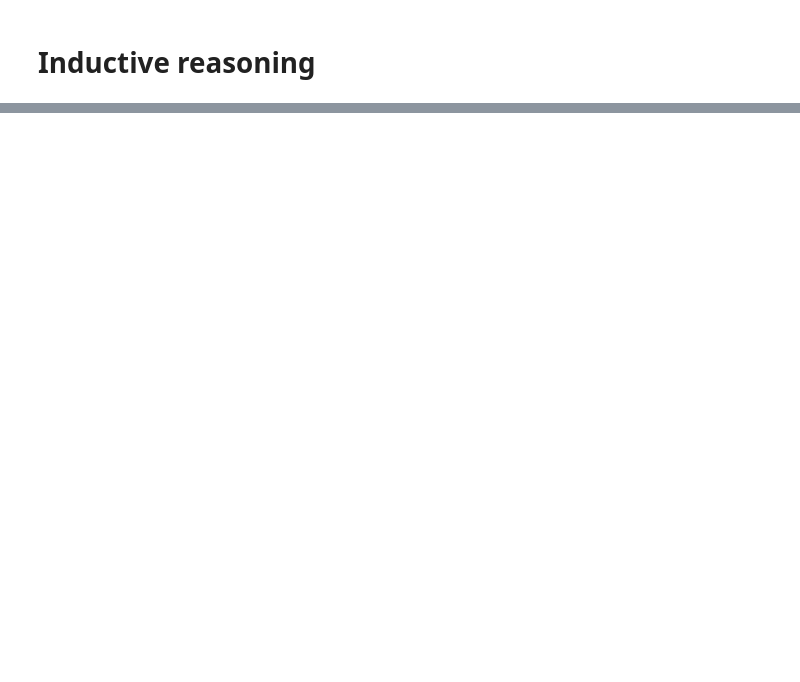
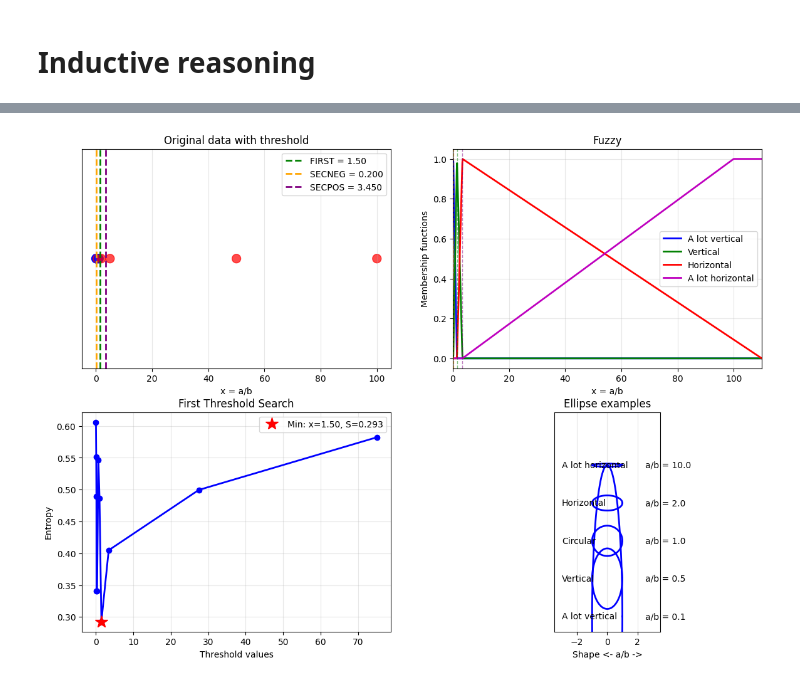
Before and after one commit to LandieTW/fuzzy_logic_applications_in_engineering, a Jupyter notebook: 06_methods_for_develop_membership_functions.ipynb, the cells around one changed output, grey strips where cells are left out. Saved outputs shown, nothing was run; the diff lists cells and outputs as text; code cells hidden in the pictures; blank space fills up the shorter version.

```diff
--- a/06_methods_for_develop_membership_functions.ipynb
+++ b/06_methods_for_develop_membership_functions.ipynb
@@ -364,0 +624,20 @@ Given a set of a/b avlues that have been classified into two classes, divide the
+# %%
+# Defining membership results
+
+first = best_1st_result['x_threshold']
+sec_neg = best_neg['x_threshold']
+sec_pos = best_pos['x_threshold']
+
+range_1 = (min(x_values), sec_neg)    # a lot vertical
+range_2 = (sec_neg, first)            # vertical
+range_3 = (first, sec_pos)            # horizontal
+range_4 = (sec_pos, max(x_values))    # a lot horizontal
+
+pprint(
+    {
+        'a lot vertical': range_1,
+        'vertical': range_2,
+        'horizontal': range_3,
+        'a lot horizontal': range_4
+    }
+)
@@ -364,0 +693,75 @@ Given a set of a/b avlues that have been classified into two classes, divide the
+# %%
+fig, axes = plt.subplots(2, 2, figsize=(14, 10))
+
+# Original Data
+
+ax1 = axes[0, 0]
+colors = ['blue' if c == 1 else 'red' for c in classes]
+ax1.scatter(x_values, np.zeros_like(x_values), c=colors, s=100, alpha=.7)
+ax1.axvline(x=first, color='green', linestyle='--', linewidth=2, label=f'FIRST = {first:.2f}')
+ax1.axvline(x=sec_neg, color='orange', linestyle='--', linewidth=2, label=f'SECNEG = {sec_neg:.3f}')
+ax1.axvline(x=sec_pos, color='purple', linestyle='--', linewidth=2, label=f'SECPOS = {sec_pos:.3f}')
+ax1.set_xlabel('x = a/b')
+ax1.set_title('Original data with threshold')
+ax1.legend()
+ax1.grid(True, alpha=.3)
+ax1.set_ylim(-.1, .1)
+ax1.set_yticks([])
+
+# Membership functions
+
+ax2 = axes[0, 1]
+ax2.plot(x_plot, mf1, 'b-', linewidth=2, label='A lot vertical')
+ax2.plot(x_plot, mf2, 'g-', linewidth=2, label='Vertical')
+ax2.plot(x_plot, mf3, 'r-', linewidth=2, label='Horizontal')
+ax2.plot(x_plot, mf4, 'm-', linewidth=2, label='A lot horizontal')
+ax2.axvline(x=first, color='green', linestyle='--', linewidth=1, alpha=.5)
+ax2.axvline(x=sec_neg, color='orange', linestyle='--', linewidth=1, alpha=.5)
+ax2.axvline(x=sec_pos, color='purple', linestyle='--', linewidth=1, alpha=.5)
+ax2.set_xlabel('x = a/b')
+ax2.set_ylabel('Membership functions')
+ax2.set_title('Fuzzy')
+ax2.legend()
+ax2.grid(True, alpha=.3)
+ax2.set_xlim(min(x_plot), max(x_plot))
+
+# Entropy evolution
+
+ax3 = axes[1, 0]
+x_test_values = [r['x_threshold'] for r in results_1st]
+entropy_values = [r['S'] for r in results_1st]
+ax3.plot(x_test_values, entropy_values, 'bo-', linewidth=2, markersize=6)
+ax3.plot(best_1st_result['x_threshold'], best_1st_result['S'], 'r*', markersize=15, label=f"Min: x={best_1st_result['x_threshold']:.2f}, S={best_1st_result['S']:.3f}")
+ax3.set_xlabel('Threshold values')
+ax3.set_ylabel('Entropy')
+ax3.set_title('First Threshold Search')
+ax3.legend()
+ax3.grid(True, alpha=.3)
+
+# Ellipses examples
+
+ax4 = axes[1, 1]
+ratios_examples = [.1, .5, 1.0, 2.0, 10.0]
+titles = ['A lot vertical', 'Vertical', 'Circular', 'Horizontal', 'A lot horizontal']
+for i, ratio in enumerate(ratios_examples):
+    # norm. coord.
+    y_offset = i * 2.5
+    a = 1.0
+    b = a / ratio if ratio > 0 else 10
+    # drawing ellipses
+    theta = np.linspace(0, 2 * np.pi, 100)
+    x_ellipse = a * np.cos(theta)
+    y_ellipse = b * np.sin(theta) + y_offset
+
+    ax4.plot(x_ellipse, y_ellipse, 'b-', linewidth=2)
+    ax4.text(2.5, y_offset, f'a/b = {ratio:.1f}', fontsize=10, verticalalignment='center')
+    ax4.text(-3, y_offset, titles[i], fontsize=10, verticalalignment='center')
+ax4.set_xlim(-3.5, 3.5)
+ax4.set_ylim(-1, len(ratios_examples) * 2.5 + 1)
+ax4.set_aspect('equal')
+ax4.set_title('Ellipse examples')
+ax4.set_xlabel('Shape <- a/b ->')
+ax4.set_yticks([])
+ax4.grid(True, alpha=.3)
+# %% [output]
+[figure, added]
```
Also changed, not shown: parts of 24 cells of this notebook, 1 other file.
